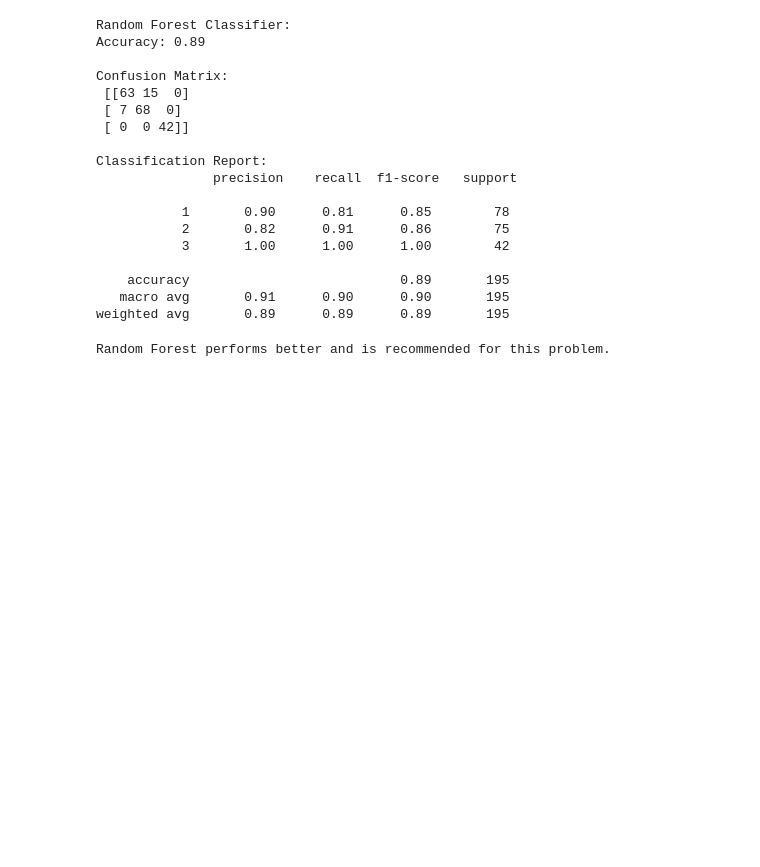
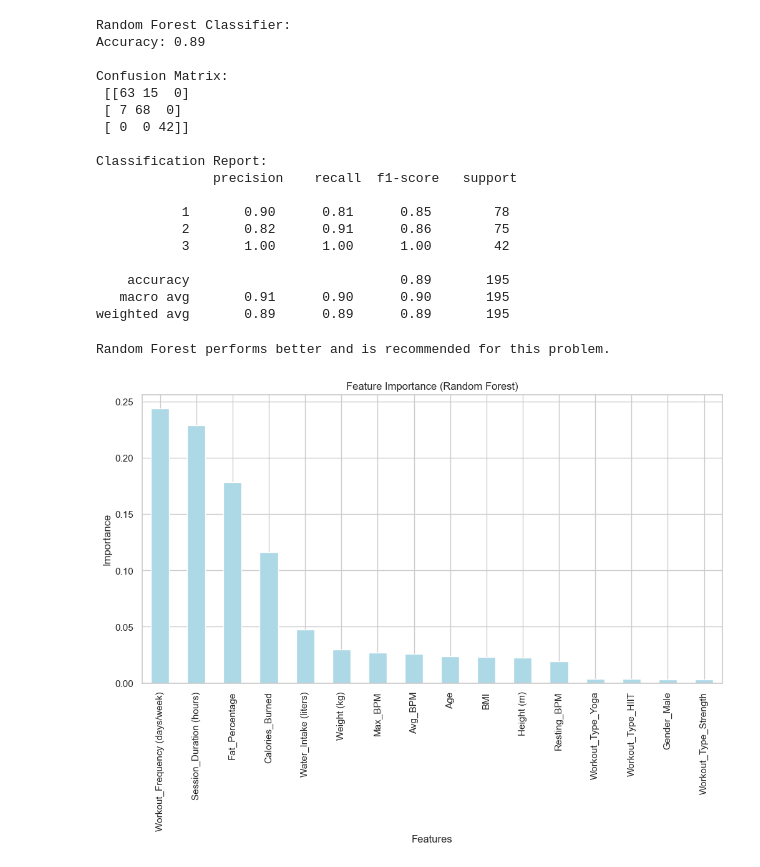
Before and after one commit to NA7RAWY/Comprehensive-Data-Mining-on-Health-Workout-Dataset, a Jupyter notebook: Classification/Classifier.ipynb, the cells around one changed output. Cells and saved outputs as stored; diff of their text form; code cells hidden in the pictures; blank space fills up the shorter version.

```diff
--- a/Classification/Classifier.ipynb
+++ b/Classification/Classifier.ipynb
@@ -107,0 +112,11 @@ Random Forest performs better and is recommended for this problem.
+# %%
+sns.set(style="whitegrid")
+# %%
+plt.figure(figsize=(12, 6))
+feature_importances = pd.Series(rf_model.feature_importances_, index=X.columns).sort_values(ascending=False)
+feature_importances.plot(kind='bar', title='Feature Importance (Random Forest)', color='lightblue')
+plt.xlabel('Features')
+plt.ylabel('Importance')
+plt.show()
+# %% [output]
+[figure, added]
```
Also changed, not shown: parts of 8 cells of this notebook, 2 other files.
